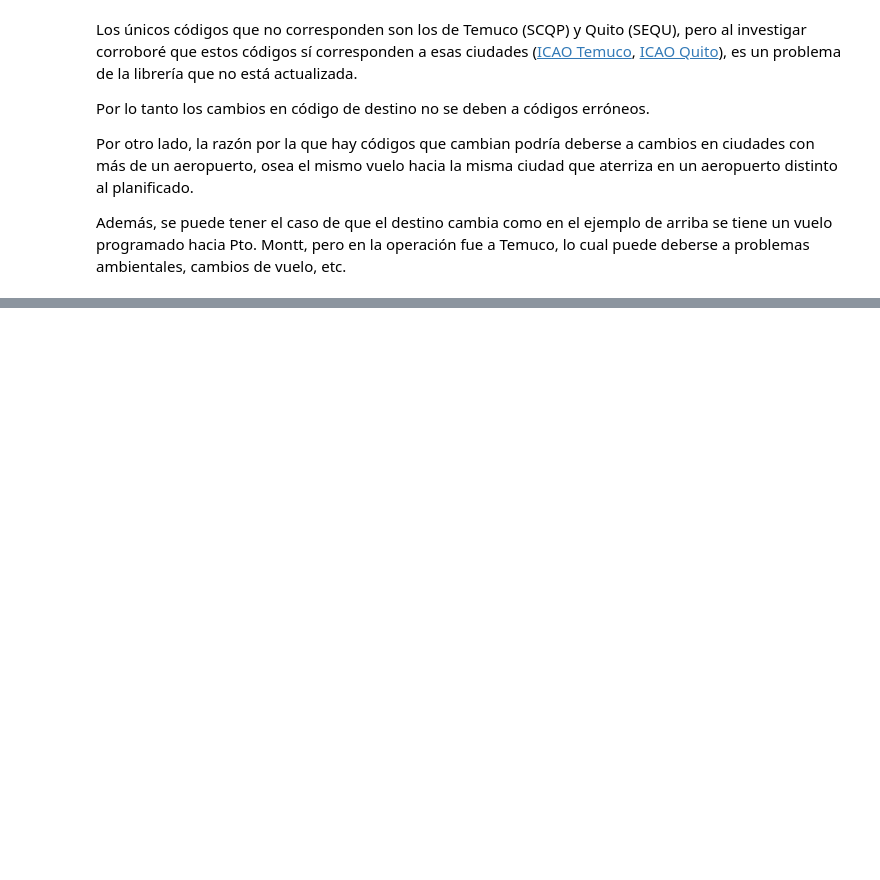
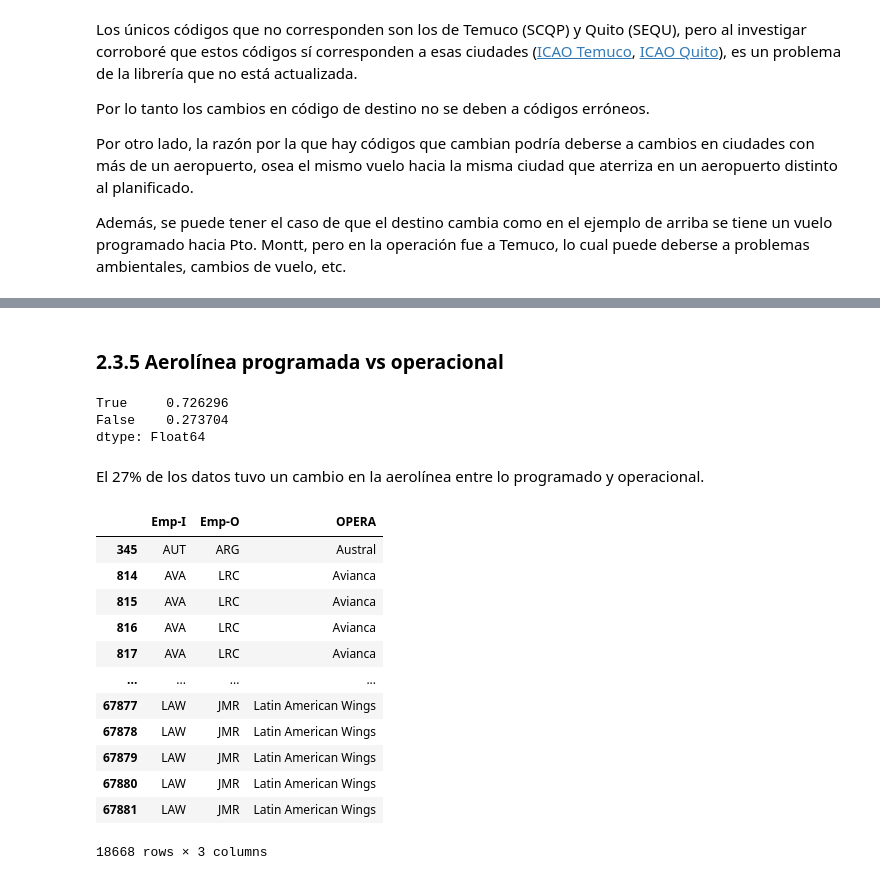
Before and after one commit to igonzalezperez/airline-challenge, a Jupyter notebook: solution.ipynb, the cells around one changed output, grey strips where cells are left out. Saved outputs shown, nothing was run; the diff lists cells and outputs as text; code cells hidden in the pictures; blank space fills up the shorter version.

```diff
--- a/solution.ipynb
+++ b/solution.ipynb
@@ -435,0 +450,26 @@ dtype: float64
+# %% [markdown]
+### 2.3.5 Aerolínea programada vs operacional
+# %%
+(data['Emp-I'] == data['Emp-O']).value_counts()/len(data)
+# %% [output]
+True     0.726296
+False    0.273704
+dtype: Float64
+# %% [markdown]
+El 27% de los datos tuvo un cambio en la aerolínea entre lo programado y operacional.
+# %%
+data.loc[data['Emp-I'] != data['Emp-O'], ['Emp-I', 'Emp-O', 'OPERA']]
+# %% [output]
+|  | Emp-I | Emp-O | OPERA |
+| 345 | AUT | ARG | Austral |
+| 814 | AVA | LRC | Avianca |
+| 815 | AVA | LRC | Avianca |
+| 816 | AVA | LRC | Avianca |
+| 817 | AVA | LRC | Avianca |
+| ... | ... | ... | ... |
+| 67877 | LAW | JMR | Latin American Wings |
+| 67878 | LAW | JMR | Latin American Wings |
+| 67879 | LAW | JMR | Latin American Wings |
+| 67880 | LAW | JMR | Latin American Wings |
+| 67881 | LAW | JMR | Latin American Wings |
+18668 rows × 3 columns
```
Also changed, not shown: parts of 33 cells of this notebook.
